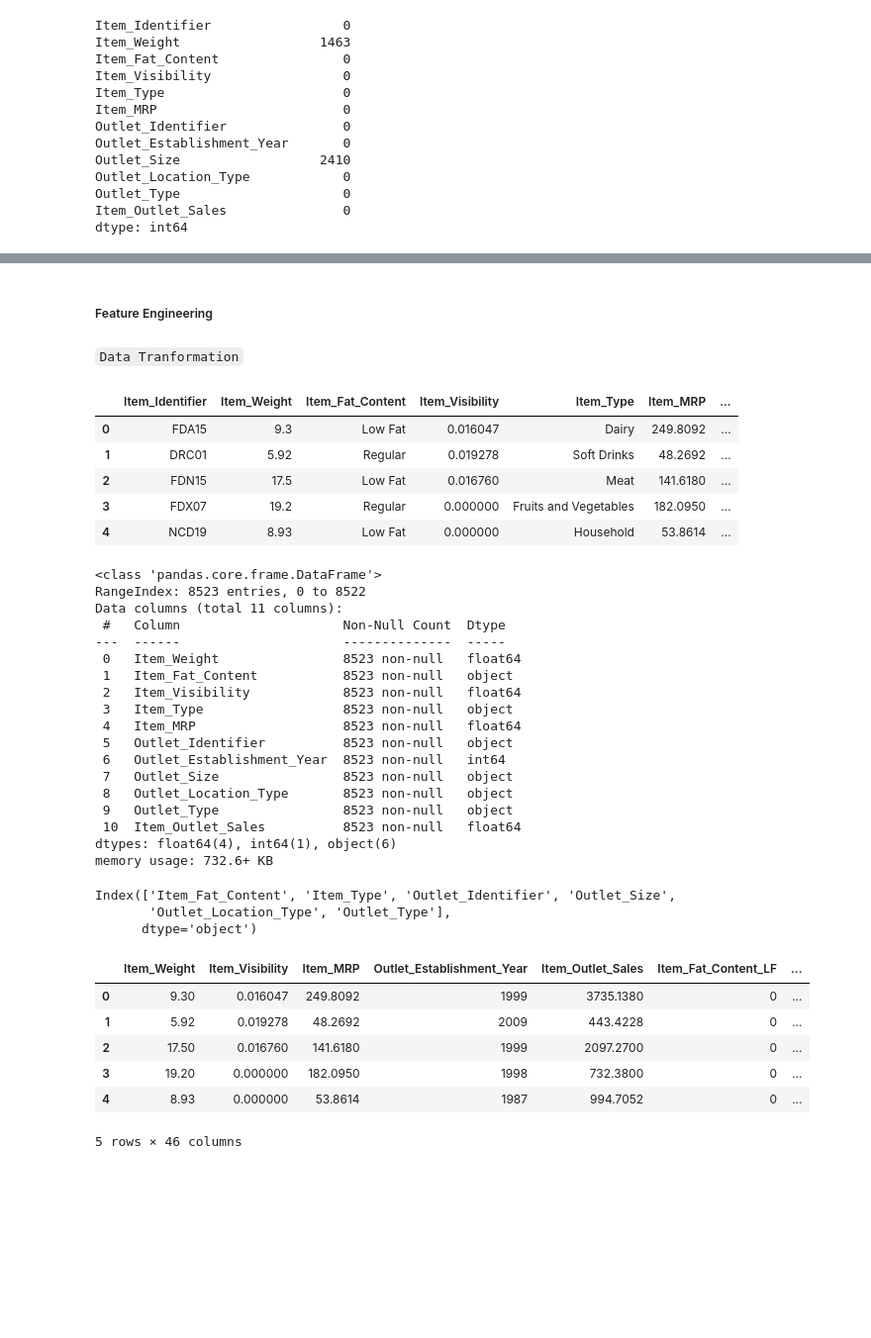
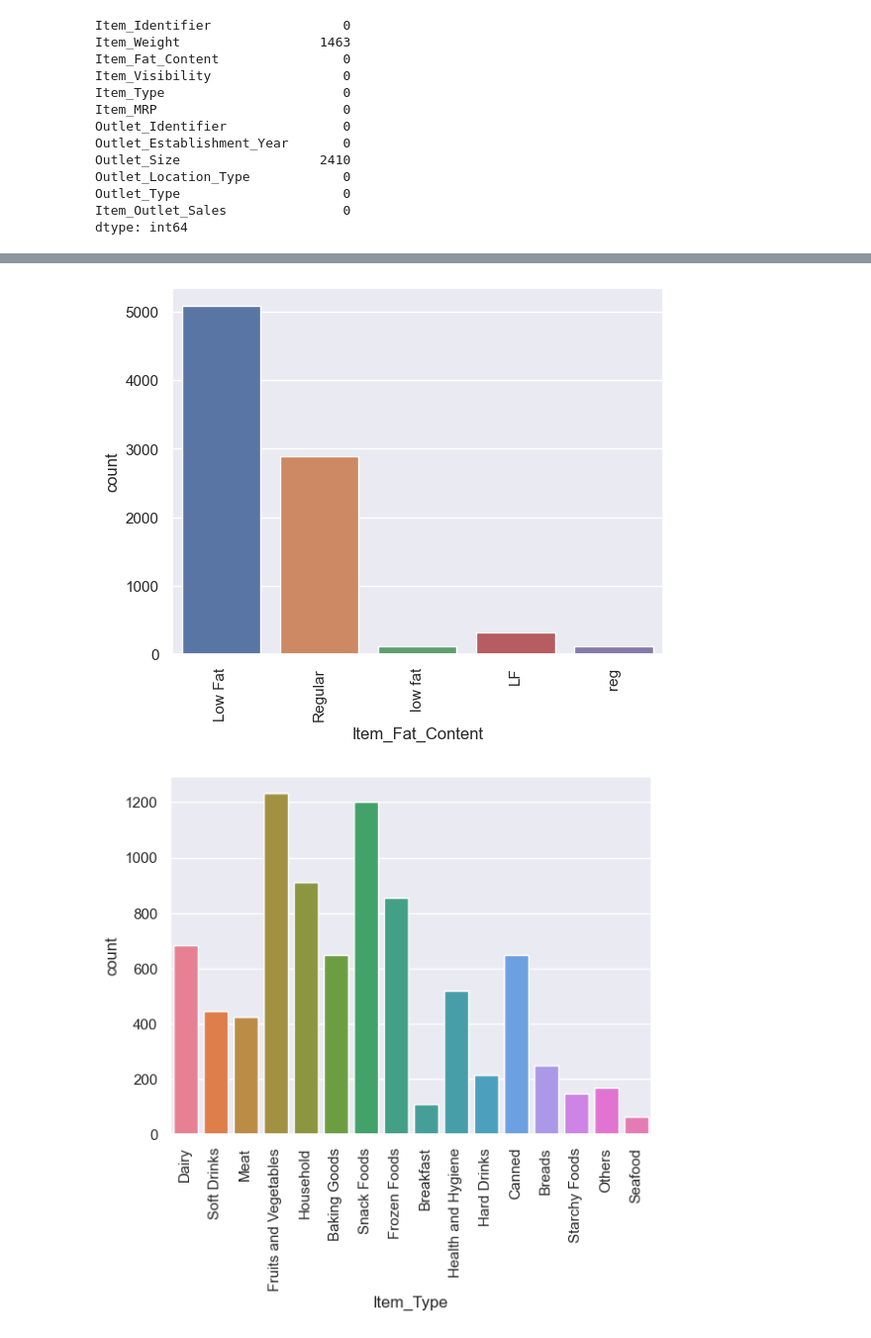
Before and after one commit to RakeshRocky-1999/Big-Marts-Stores-Sales-Prediction, a Jupyter notebook: notebooks/EDA.ipynb, the cells around one changed output, grey strips where cells are left out. Shown at 99% size. Cells and saved outputs as stored; diff of their text form; code cells hidden in the pictures; blank space fills up the shorter version.

```diff
--- a/notebooks/EDA.ipynb
+++ b/notebooks/EDA.ipynb
@@ -615,58 +481,0 @@ heat
-# %% [markdown]
-##### Feature Engineering
-# %% [markdown]
-`Data Tranformation`
-# %%
-data.head()
-# %% [output]
-|  | Item_Identifier | Item_Weight | Item_Fat_Content | Item_Visibility | Item_Type | Item_MRP | ... |
-| 0 | FDA15 | 9.3 | Low Fat | 0.016047 | Dairy | 249.8092 | ... |
-| 1 | DRC01 | 5.92 | Regular | 0.019278 | Soft Drinks | 48.2692 | ... |
-| 2 | FDN15 | 17.5 | Low Fat | 0.016760 | Meat | 141.6180 | ... |
-| 3 | FDX07 | 19.2 | Regular | 0.000000 | Fruits and Vegetables | 182.0950 | ... |
-| 4 | NCD19 | 8.93 | Low Fat | 0.000000 | Household | 53.8614 | ... |
-# %%
-data.drop(columns='Item_Identifier',inplace=True,axis=1)
-logger.logging.info('Droping Item_Identifier column')
-# %%
-data.info()
-# %% [output]
-<class 'pandas.core.frame.DataFrame'>
-RangeIndex: 8523 entries, 0 to 8522
-Data columns (total 11 columns):
- #   Column                     Non-Null Count  Dtype
----  ------                     --------------  -----
- 0   Item_Weight                8523 non-null   float64
- 1   Item_Fat_Content           8523 non-null   object
- 2   Item_Visibility            8523 non-null   float64
- 3   Item_Type                  8523 non-null   object
- 4   Item_MRP                   8523 non-null   float64
- 5   Outlet_Identifier          8523 non-null   object
- 6   Outlet_Establishment_Year  8523 non-null   int64
- 7   Outlet_Size                8523 non-null   object
- 8   Outlet_Location_Type       8523 non-null   object
- 9   Outlet_Type                8523 non-null   object
- 10  Item_Outlet_Sales          8523 non-null   float64
-dtypes: float64(4), int64(1), object(6)
-memory usage: 732.6+ KB
-# %%
-obj_columns=data.select_dtypes(include='object').columns
-obj_columns
-# %% [output]
-Index(['Item_Fat_Content', 'Item_Type', 'Outlet_Identifier', 'Outlet_Size',
-       'Outlet_Location_Type', 'Outlet_Type'],
-      dtype='object')
-# %%
-#encoding categorical data into numbers
-
-data1=pd.get_dummies(data, columns=obj_columns,dtype=int)
-logger.logging.info(f'one hot encoding the categorical data /n {data1.head()}')
-data1.head()
-# %% [output]
-|  | Item_Weight | Item_Visibility | Item_MRP | Outlet_Establishment_Year | Item_Outlet_Sales | Item_Fat_Content_LF | ... |
-| 0 | 9.30 | 0.016047 | 249.8092 | 1999 | 3735.1380 | 0 | ... |
-| 1 | 5.92 | 0.019278 | 48.2692 | 2009 | 443.4228 | 0 | ... |
-| 2 | 17.50 | 0.016760 | 141.6180 | 1999 | 2097.2700 | 0 | ... |
-| 3 | 19.20 | 0.000000 | 182.0950 | 1998 | 732.3800 | 0 | ... |
-| 4 | 8.93 | 0.000000 | 53.8614 | 1987 | 994.7052 | 0 | ... |
-5 rows × 46 columns
@@ -677,0 +482,10 @@ logger.logging.info(f"Data has been saved to {csv_file_path}")
+# %%
+columns=['Item_Fat_Content','Item_Type','Outlet_Identifier','Outlet_Size','Outlet_Location_Type','Outlet_Type']
+logger.logging.info(f'diplaying countplot for categorical columns:\n {columns} ')
+for i in columns:
+    sns.countplot(data=data,x=i,hue=i)
+    plt.xticks(rotation=90)
+    plt.show()
+# %% [output]
+[figure, added]
+[figure, added]
```
Also changed, not shown: parts of 25 cells of this notebook.
